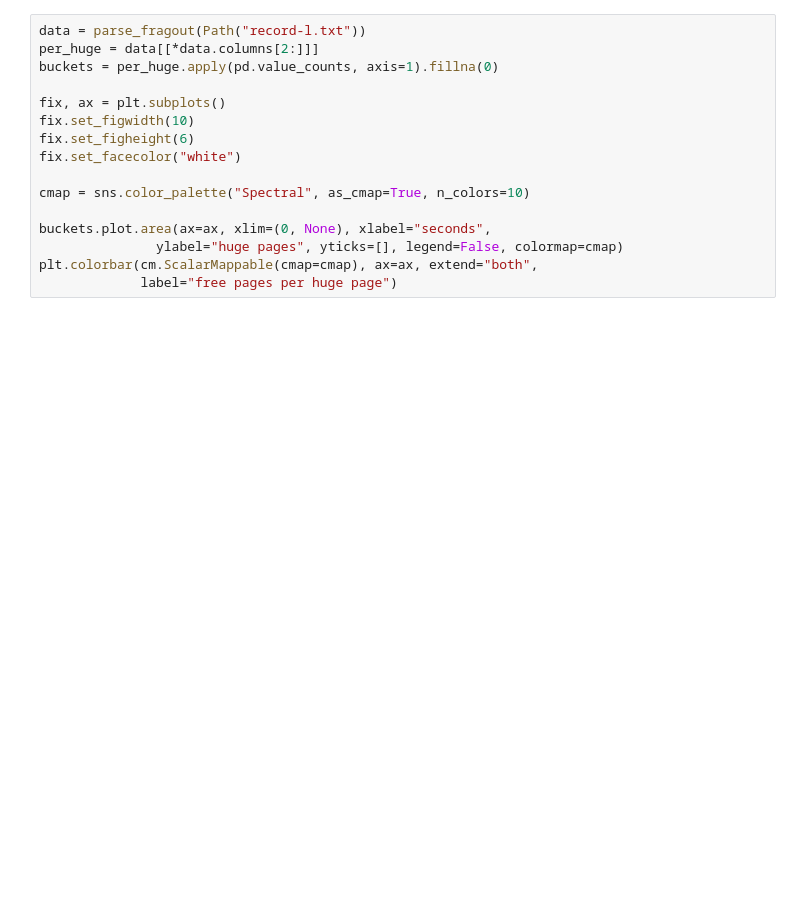
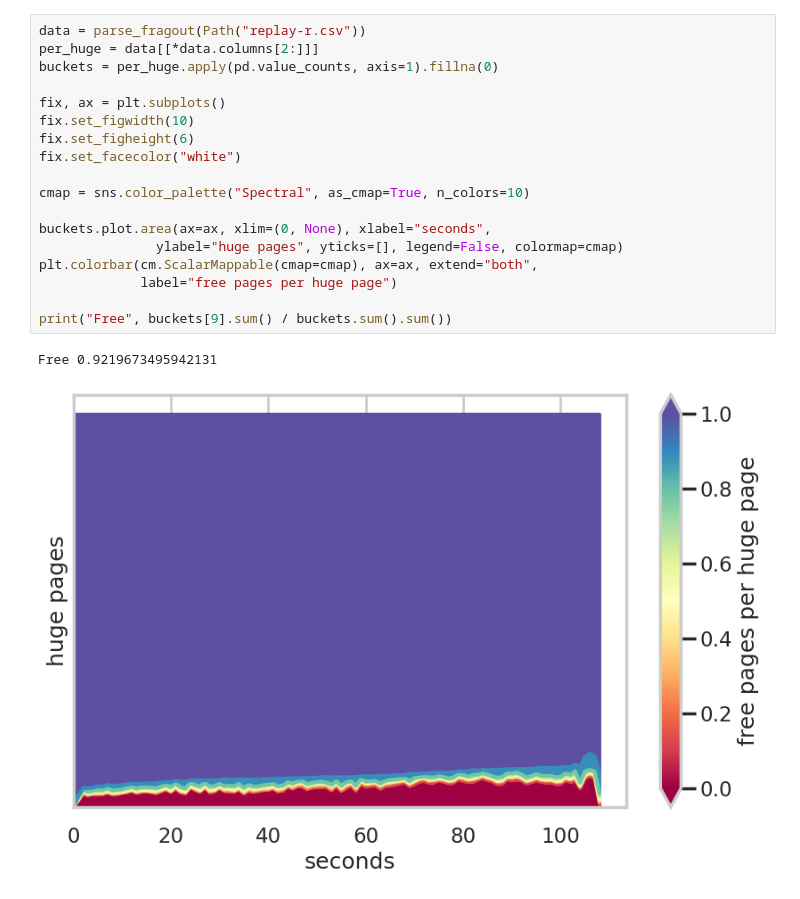
Before and after one commit to luhsra/llfree-rs, a Jupyter notebook: results/frag.ipynb, the cells around one changed output. Cells and saved outputs as stored; diff of their text form; blank space fills up the shorter version.

```diff
--- a/results/frag.ipynb
+++ b/results/frag.ipynb
@@ -209,16 +236,21 @@ plt.colorbar(cm.ScalarMappable(cmap=cmap), ax=ax, extend="both",
 # %%
-data = parse_fragout(Path("record-l.txt"))
+data = parse_fragout(Path("replay-r.csv"))
 per_huge = data[[*data.columns[2:]]]
 buckets = per_huge.apply(pd.value_counts, axis=1).fillna(0)
 
 fix, ax = plt.subplots()
 fix.set_figwidth(10)
 fix.set_figheight(6)
 fix.set_facecolor("white")
 
 cmap = sns.color_palette("Spectral", as_cmap=True, n_colors=10)
 
 buckets.plot.area(ax=ax, xlim=(0, None), xlabel="seconds",
                ylabel="huge pages", yticks=[], legend=False, colormap=cmap)
 plt.colorbar(cm.ScalarMappable(cmap=cmap), ax=ax, extend="both",
              label="free pages per huge page")
+
+print("Free", buckets[9].sum() / buckets.sum().sum())
+# %% [output]
+Free 0.9219673495942131
+[figure, added]
```
Also changed, not shown: parts of 11 cells of this notebook, 15 other files.
